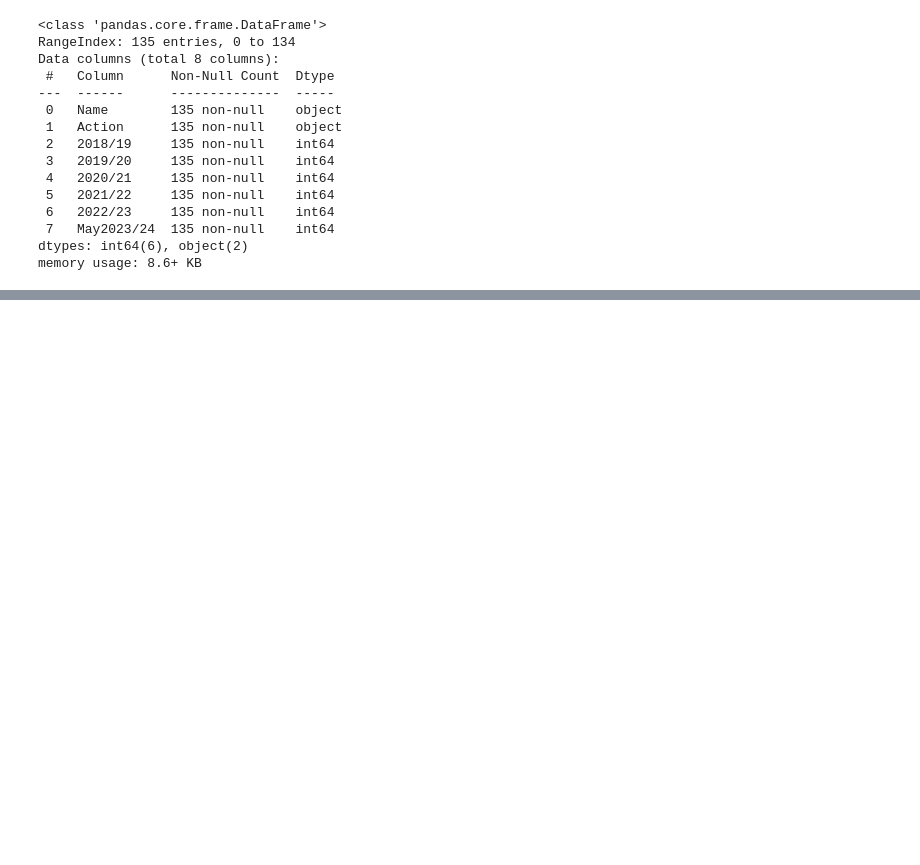
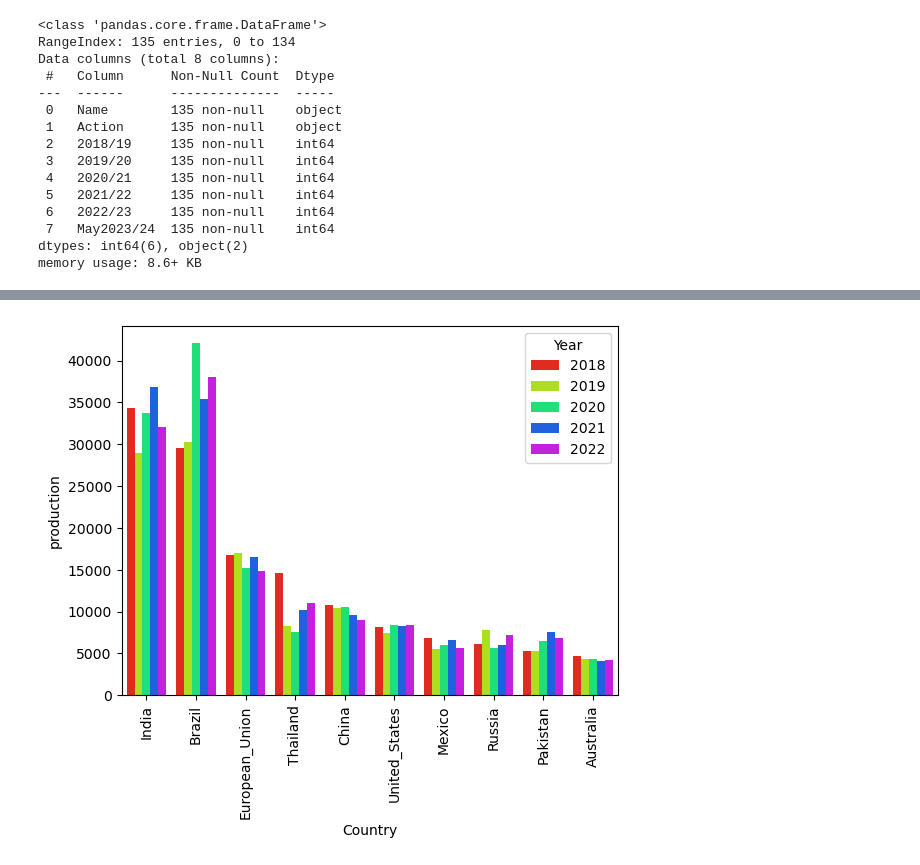
Before and after one commit to NajibAdan/world_sugar, a Jupyter notebook: eda.ipynb, the cells around one changed output, grey strips where cells are left out. Drawn from its saved outputs; the diff is of its cells as text; code cells hidden in the pictures; blank space fills up the shorter version.

```diff
--- a/eda.ipynb
+++ b/eda.ipynb
@@ -72,0 +84,16 @@ sns.barplot(data=consump_df.head(50), x='Country', y = 'consumption',hue='Year',
+# %%
+def display_bar(df,action,top_n=10,title=None):
+    top_10 = df.sort_values(by=action,ascending=False).groupby('Year').head(top_n).sort_values(by=['Year',action],ascending=[True,False])
+    sns.barplot(
+        data=top_10,
+        x = 'Country',
+        y = 'production',
+        hue = 'Year',
+        palette=sns.hls_palette(5, l=0.5, s=1)
+    )
+    plt.xticks(rotation=90)
+    plt.title(title)
+# %%
+display_bar(prod_df,'production')
+# %% [output]
+[figure, added]
```
Also changed, not shown: parts of 4 cells of this notebook.
